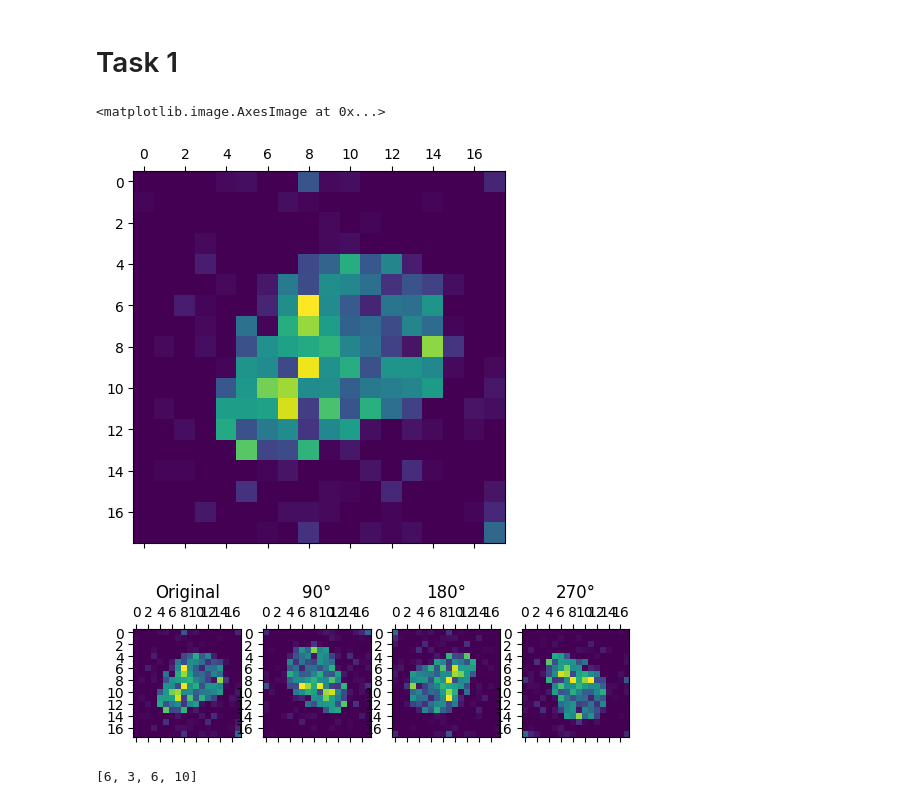
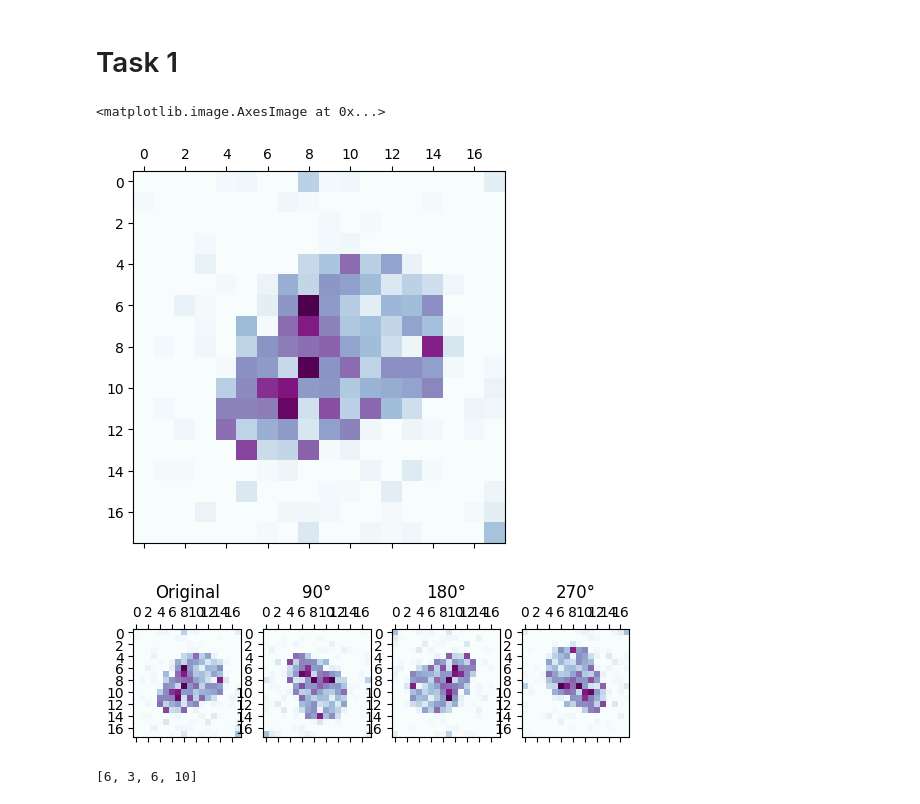
Before and after one commit to jtpotato/simc-2024, a Jupyter notebook: challenge_john_monash.ipynb, the cells around one changed output. Drawn from its saved outputs; the diff is of its cells as text; code cells hidden in the pictures.

```diff
--- a/challenge_john_monash.ipynb
+++ b/challenge_john_monash.ipynb
@@ -29,23 +37,23 @@ def rotate_90_num(array, num):
 # %%
 # reference pattern
-plt.matshow(task1[0])
+plt.matshow(task1[0], cmap="BuPu")
 # %% [output]
 <matplotlib.image.AxesImage at 0x...>
-[figure, old version]
+[figure, new version]
 # %%
 task_1_fig_1, axis = plt.subplots(1, 4)
 
-axis[0].matshow(task1[0])
+axis[0].matshow(task1[0], cmap="BuPu")
 axis[0].set_title("Original")
-axis[1].matshow(rotate_90_num(task1[0], 1))
+axis[1].matshow(np.rot90(task1[0], -1), cmap="BuPu")
 axis[1].set_title("90°")
-axis[2].matshow(rotate_90_num(task1[0], 2))
+axis[2].matshow(np.rot90(task1[0], -2), cmap="BuPu")
 axis[2].set_title("180°")
-axis[3].matshow(rotate_90_num(task1[0], 3))
+axis[3].matshow(np.rot90(task1[0], -3), cmap="BuPu")
 axis[3].set_title("270°")
 
 plt.show()
 # %% [output]
-[figure, old version]
+[figure, new version]
 # %%
 task_1_original = task1[0]
```
Also changed, not shown: parts of 23 cells of this notebook.
